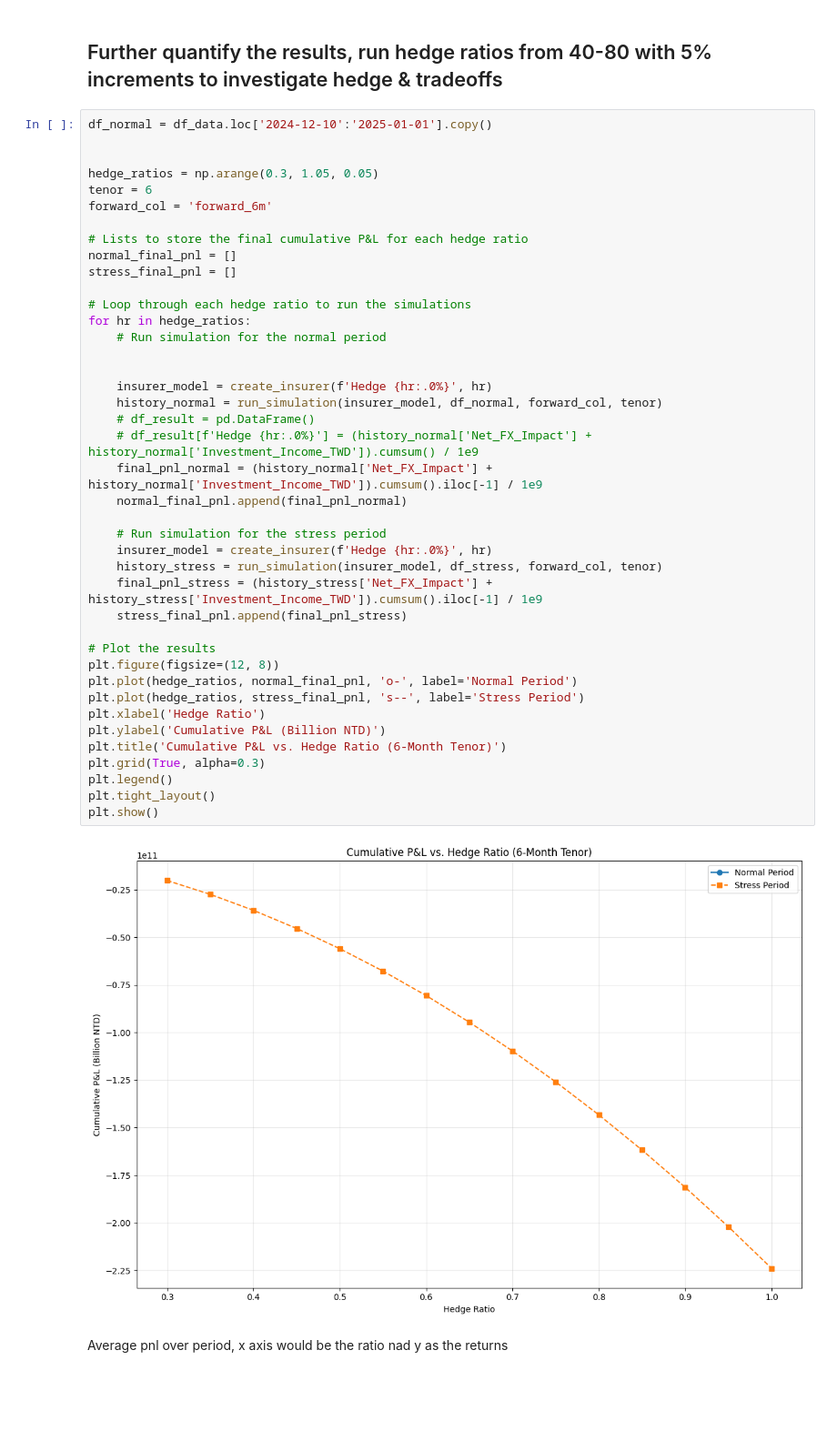
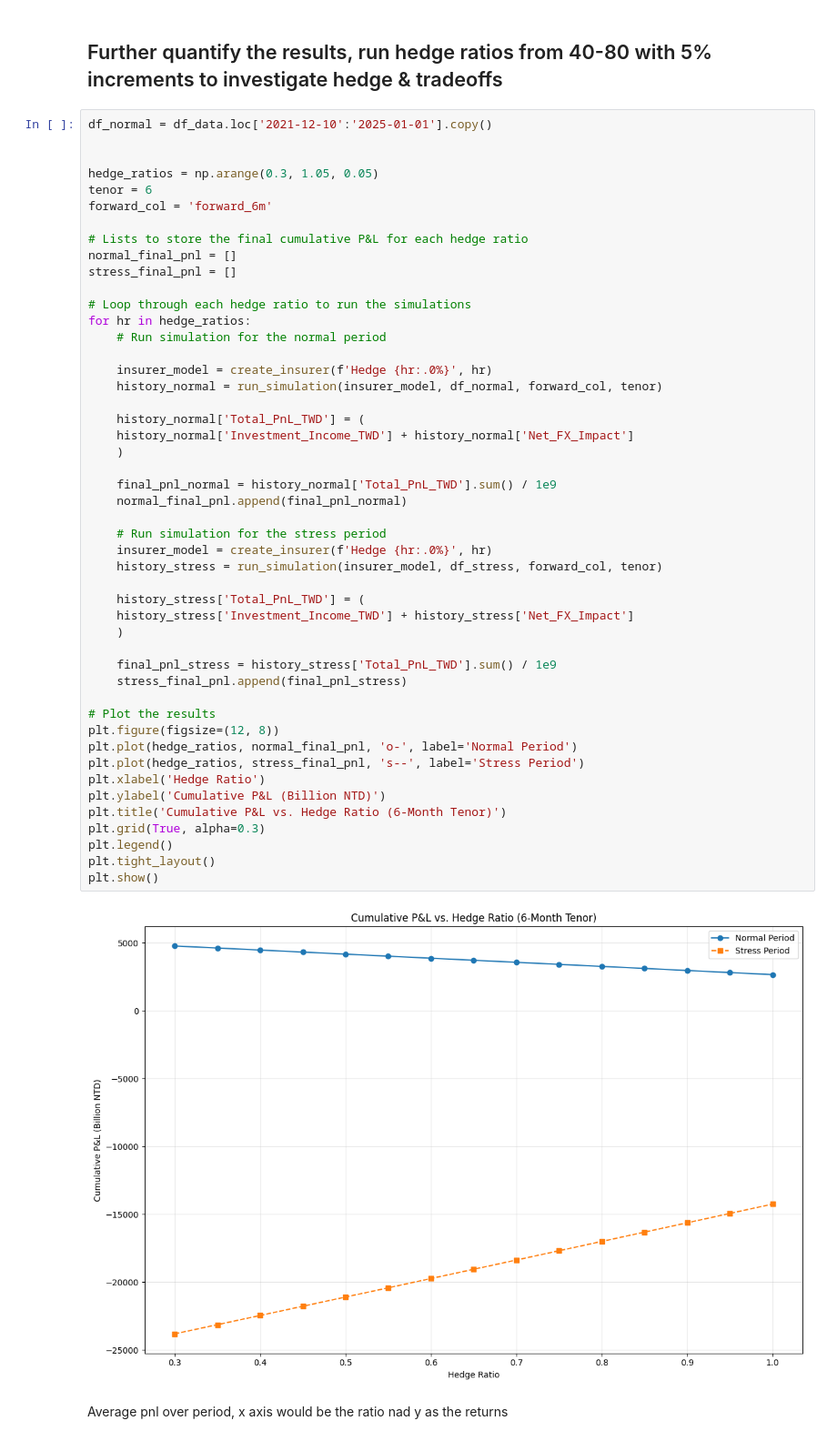
Before and after one commit to patrickwupc/taiwan-insurer-alm-fx-hedging-model, a Jupyter notebook: notebooks/02_Model_Development.ipynb, the cells around one changed output. Shown at 91% size. Cells and saved outputs as stored; diff of their text form; blank space fills up the shorter version.

```diff
--- a/notebooks/02_Model_Development.ipynb
+++ b/notebooks/02_Model_Development.ipynb
@@ -110,7 +110,7 @@ During Stress periods
 # %% [markdown]
 ## Further quantify the results, run hedge ratios from 40-80 with 5% increments to investigate hedge & tradeoffs
 # %%
-df_normal = df_data.loc['2024-12-10':'2025-01-01'].copy()
+df_normal = df_data.loc['2021-12-10':'2025-01-01'].copy()
 
 
 hedge_ratios = np.arange(0.3, 1.05, 0.05)
@@ -119,39 +119,46 @@ forward_col = 'forward_6m'
 
 # Lists to store the final cumulative P&L for each hedge ratio
 normal_final_pnl = []
 stress_final_pnl = []
 
 # Loop through each hedge ratio to run the simulations
 for hr in hedge_ratios:
     # Run simulation for the normal period
 
-
     insurer_model = create_insurer(f'Hedge {hr:.0%}', hr)
     history_normal = run_simulation(insurer_model, df_normal, forward_col, tenor)
-    # df_result = pd.DataFrame()
-    # df_result[f'Hedge {hr:.0%}'] = (history_normal['Net_FX_Impact'] + history_normal['Investment_Income_TWD']).cumsum() / 1e9
-    final_pnl_normal = (history_normal['Net_FX_Impact'] + history_normal['Investment_Income_TWD']).cumsum().iloc[-1] / 1e9
+
+    history_normal['Total_PnL_TWD'] = (
+    history_normal['Investment_Income_TWD'] + history_normal['Net_FX_Impact']
+    )
+
+    final_pnl_normal = history_normal['Total_PnL_TWD'].sum() / 1e9
     normal_final_pnl.append(final_pnl_normal)
 
     # Run simulation for the stress period
     insurer_model = create_insurer(f'Hedge {hr:.0%}', hr)
     history_stress = run_simulation(insurer_model, df_stress, forward_col, tenor)
-    final_pnl_stress = (history_stress['Net_FX_Impact'] + history_stress['Investment_Income_TWD']).cumsum().iloc[-1] / 1e9
+
+    history_stress['Total_PnL_TWD'] = (
+    history_stress['Investment_Income_TWD'] + history_stress['Net_FX_Impact']
+    )
+
+    final_pnl_stress = history_stress['Total_PnL_TWD'].sum() / 1e9
     stress_final_pnl.append(final_pnl_stress)
 
 # Plot the results
 plt.figure(figsize=(12, 8))
 plt.plot(hedge_ratios, normal_final_pnl, 'o-', label='Normal Period')
 plt.plot(hedge_ratios, stress_final_pnl, 's--', label='Stress Period')
 plt.xlabel('Hedge Ratio')
 plt.ylabel('Cumulative P&L (Billion NTD)')
 plt.title('Cumulative P&L vs. Hedge Ratio (6-Month Tenor)')
 plt.grid(True, alpha=0.3)
 plt.legend()
 plt.tight_layout()
 plt.show()
 # %% [output]
-[figure, old version]
+[figure, new version]
 # %% [markdown]
 Average pnl over period, x axis would be the ratio nad y as the returns
 # %%
```
Also changed, not shown: parts of 2 cells of this notebook, 1 other file.
